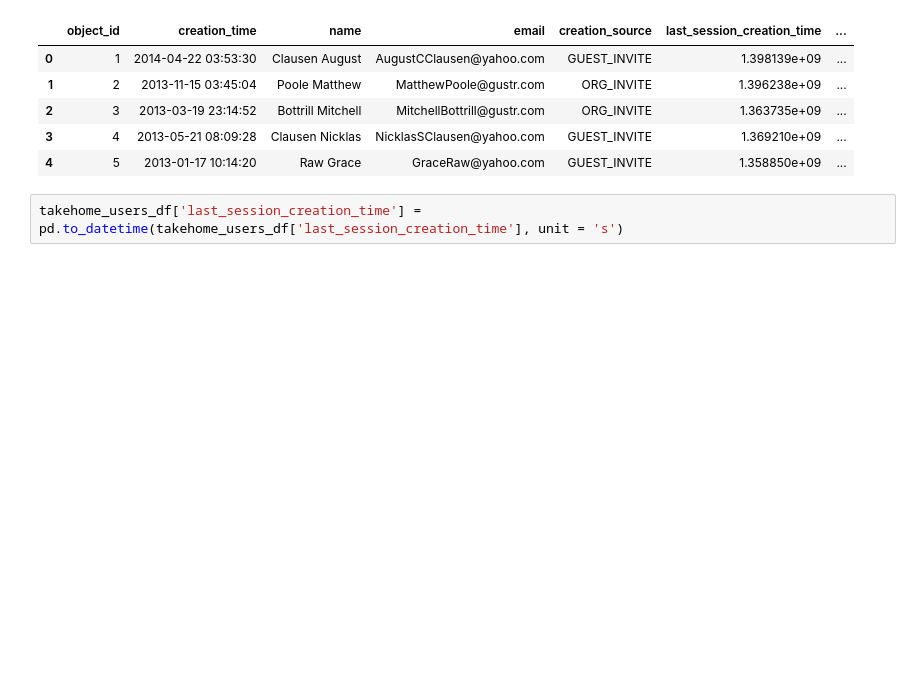
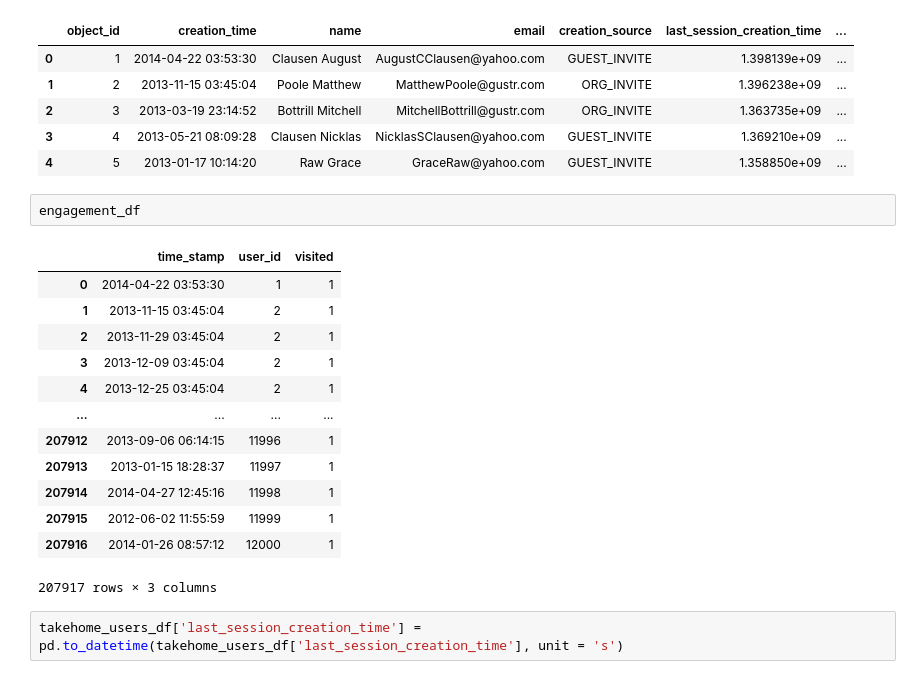
Before and after one commit to taehyun53/relax_challenge, a Jupyter notebook: Soft.ipynb, the cells around one changed output. Saved outputs shown, nothing was run; the diff lists cells and outputs as text; blank space fills up the shorter version.

```diff
--- a/Soft.ipynb
+++ b/Soft.ipynb
@@ -24,6 +24,22 @@ takehome_users_df.head()
 | 2 | 3 | 2013-03-19 23:14:52 | Bottrill Mitchell | MitchellBottrill@gustr.com | ORG_INVITE | 1.363735e+09 | ... |
 | 3 | 4 | 2013-05-21 08:09:28 | Clausen Nicklas | NicklasSClausen@yahoo.com | GUEST_INVITE | 1.369210e+09 | ... |
 | 4 | 5 | 2013-01-17 10:14:20 | Raw Grace | GraceRaw@yahoo.com | GUEST_INVITE | 1.358850e+09 | ... |
+# %%
+engagement_df
+# %% [output]
+|  | time_stamp | user_id | visited |
+| 0 | 2014-04-22 03:53:30 | 1 | 1 |
+| 1 | 2013-11-15 03:45:04 | 2 | 1 |
+| 2 | 2013-11-29 03:45:04 | 2 | 1 |
+| 3 | 2013-12-09 03:45:04 | 2 | 1 |
+| 4 | 2013-12-25 03:45:04 | 2 | 1 |
+| ... | ... | ... | ... |
+| 207912 | 2013-09-06 06:14:15 | 11996 | 1 |
+| 207913 | 2013-01-15 18:28:37 | 11997 | 1 |
+| 207914 | 2014-04-27 12:45:16 | 11998 | 1 |
+| 207915 | 2012-06-02 11:55:59 | 11999 | 1 |
+| 207916 | 2014-01-26 08:57:12 | 12000 | 1 |
+207917 rows × 3 columns
 # %%
 takehome_users_df['last_session_creation_time'] = pd.to_datetime(takehome_users_df['last_session_creation_time'], unit = 's')
 # %%
```
Also changed, not shown: parts of 27 cells of this notebook, 3 other files.
